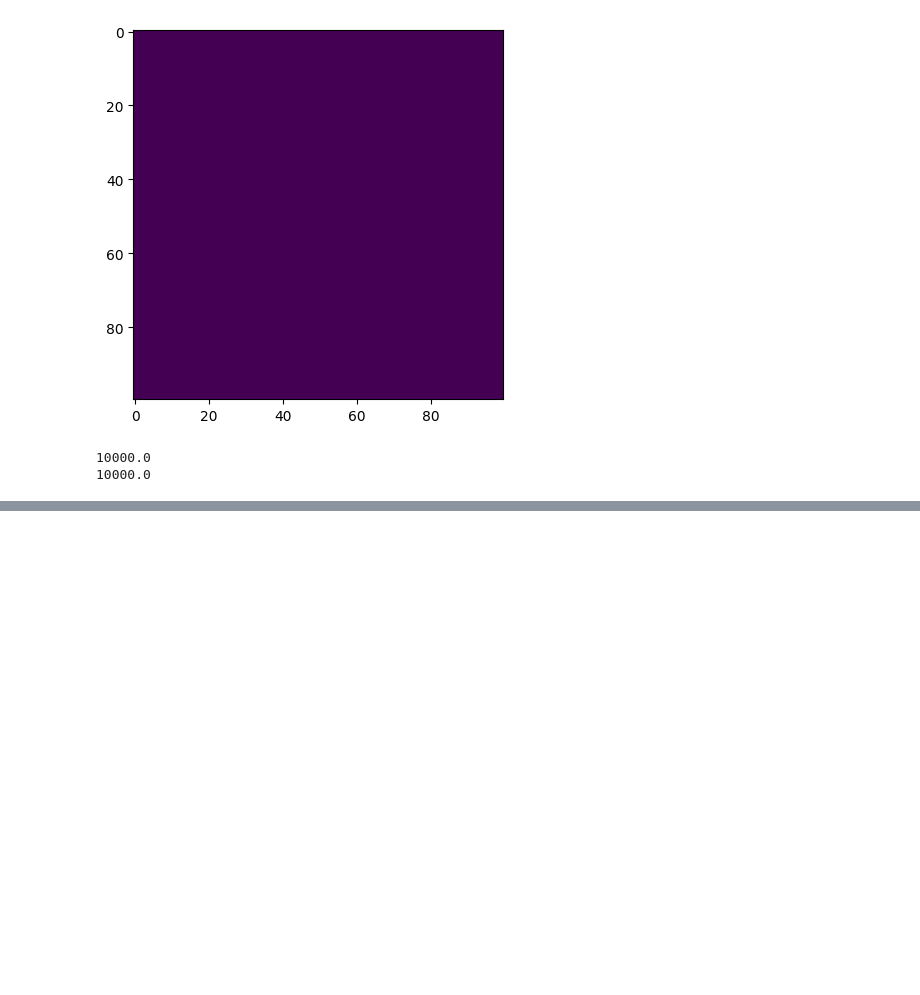
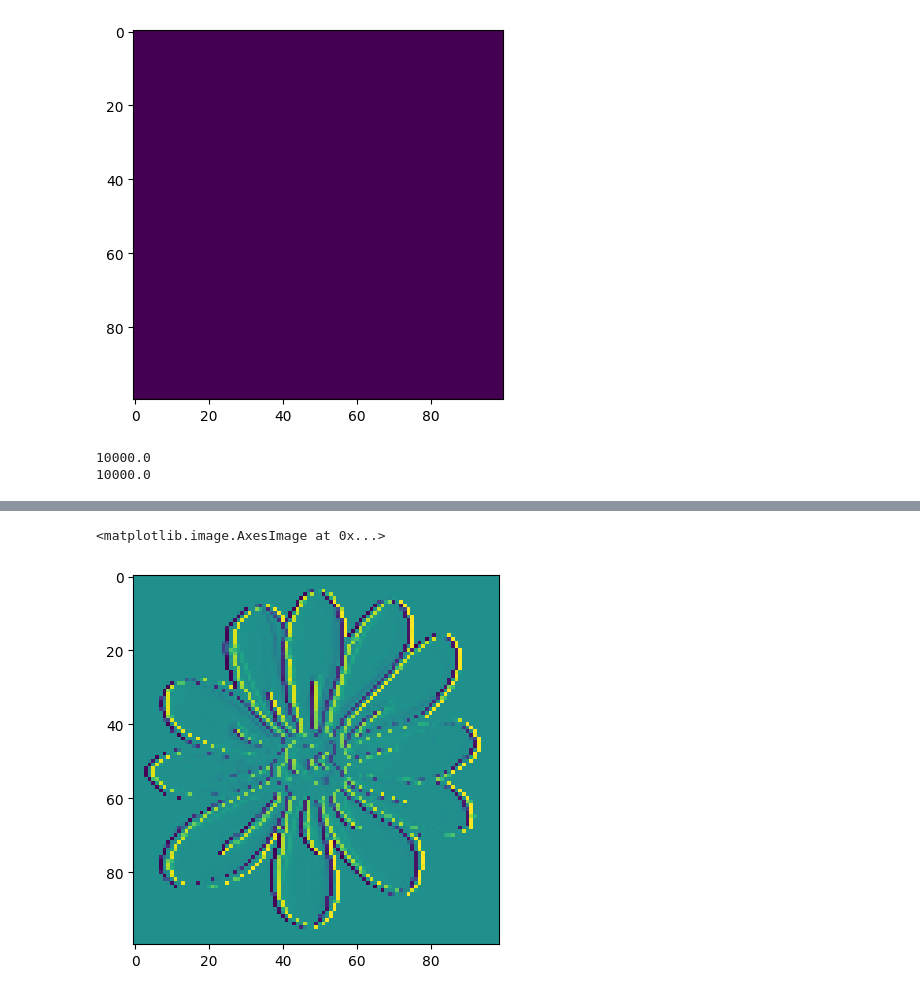
Before and after one commit to jocelas/ACOMP, a Jupyter notebook: ising/ising.ipynb, the cells around one changed output, grey strips where cells are left out. Cells and saved outputs as stored; diff of their text form; code cells hidden in the pictures; blank space fills up the shorter version.

```diff
--- a/ising/ising.ipynb
+++ b/ising/ising.ipynb
@@ -252,0 +248,28 @@ plt.show()
+# %%
+from PIL import Image
+
+def load_grayscale_image_normalized(path, n, ):
+    """
+    Load an image, convert to grayscale, resize to (n, n) if needed,
+    and normalize pixel values to range [-1, 1].
+
+    Parameters:
+        path : path to the image file
+           n : resizing of the image to the desired width and height
+
+    Returns:
+        image_array : 2D numpy array with values in [-1.0, 1.0]
+    """
+    img = Image.open(path).convert('L')  # 'L' = grayscale
+
+    img = img.resize((n,n), Image.NEAREST)
+
+    arr = np.array(img).astype(np.double)
+    norm_arr = (arr / 127.5) - 1.0  # Map [0,255] → [-1,1]
+
+    return norm_arr
+# %%
+plt.imshow(np.diff(load_grayscale_image_normalized('flower.jpeg', 100)))
+# %% [output]
+<matplotlib.image.AxesImage at 0x...>
+[figure, added]
```
Also changed, not shown: parts of 6 cells of this notebook, 6 other files.
